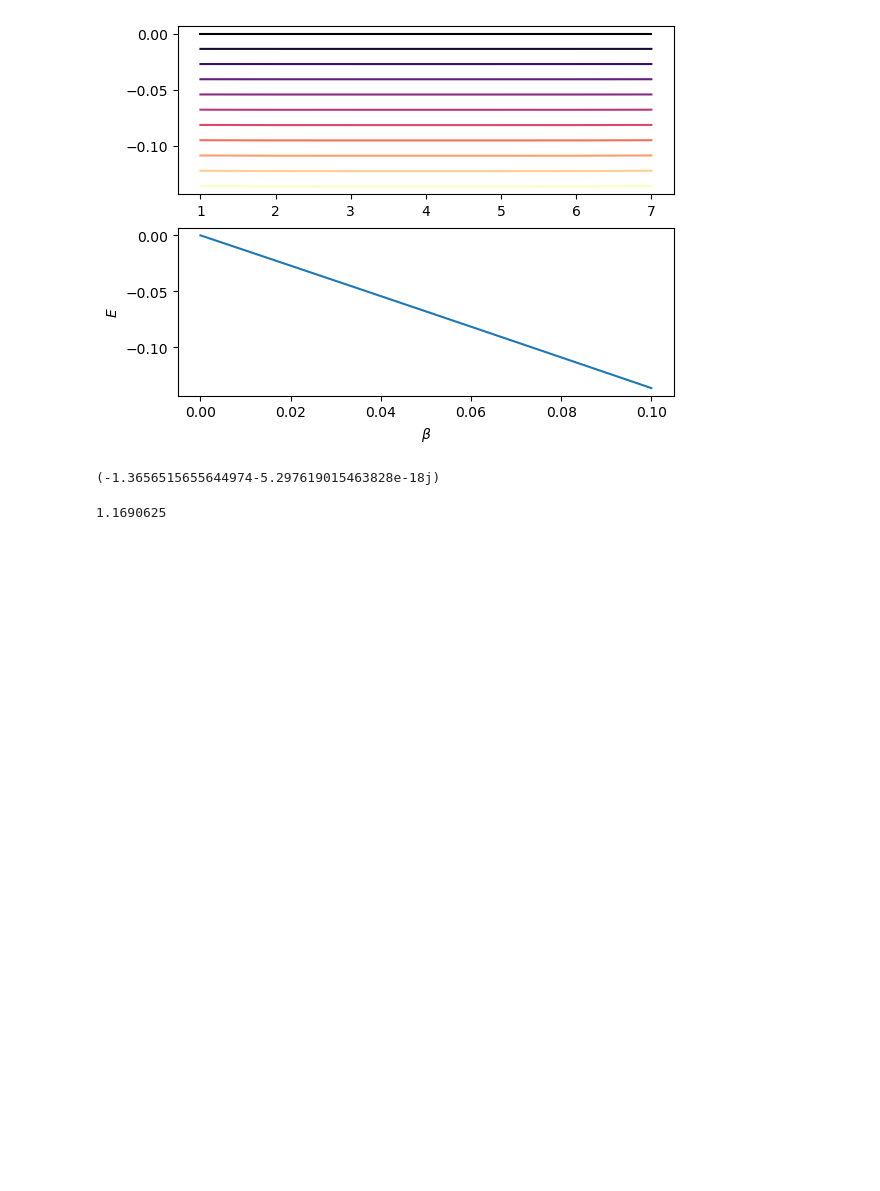
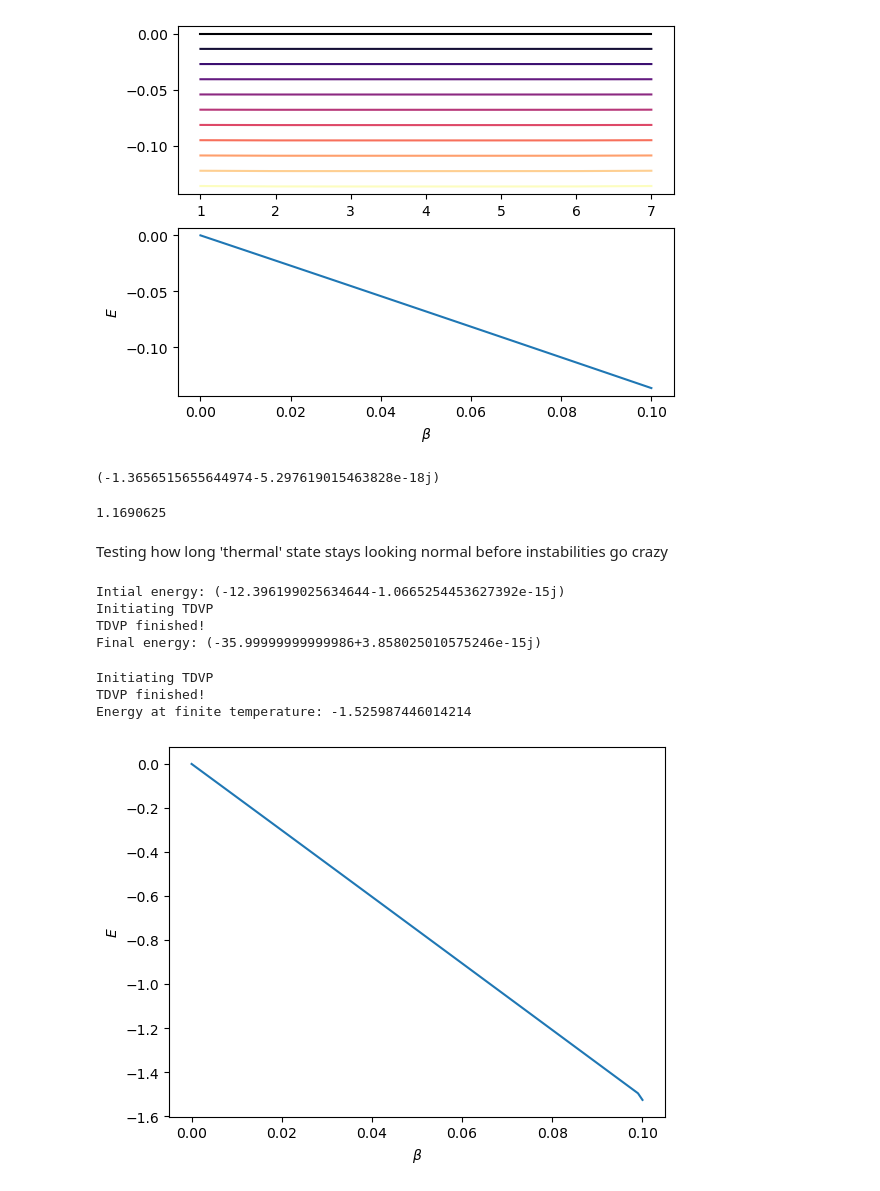
Before and after one commit to OscarCharlieST/quantum-tensor, a Jupyter notebook: active.ipynb, the cells around one changed output. Saved outputs shown, nothing was run; the diff lists cells and outputs as text; code cells hidden in the pictures; blank space fills up the shorter version.

```diff
--- a/active.ipynb
+++ b/active.ipynb
@@ -313,3 +314,26 @@ g=-0.525
 print((J**2 + 0.5*(h**2 + g**2)))
 # %% [output]
 1.1690625
+# %% [markdown]
+Testing how long 'thermal' state stays looking normal before instabilities go crazy
+# %%
+N = 12
+D = 8
+H_usual = ops.tilted_ising(N=N)
+H_tf = thf.thermofield_hamiltonian(H_usual)
+H_terms = ops.extensive_as_terms(H_tf)
+
+inf_t_state = sim.inf_T_thermofield_variational(N, D, 1000, 10, seed=1)
+# %% [output]
+Intial energy: (-12.396199025634644-1.0665254453627392e-15j)
+Initiating TDVP
+TDVP finished!
+Final energy: (-35.99999999999986+3.858025010575246e-15j)
+# %%
+beta = 0.1
+beta_state = thf.finite_T_thermofield(beta, N, D, H_tf, initial_state=inf_t_state)[0]
+# %% [output]
+Initiating TDVP
+TDVP finished!
+Energy at finite temperature: -1.525987446014214
+[figure, added]
```
Also changed, not shown: parts of 10 cells of this notebook, 1 other file.
